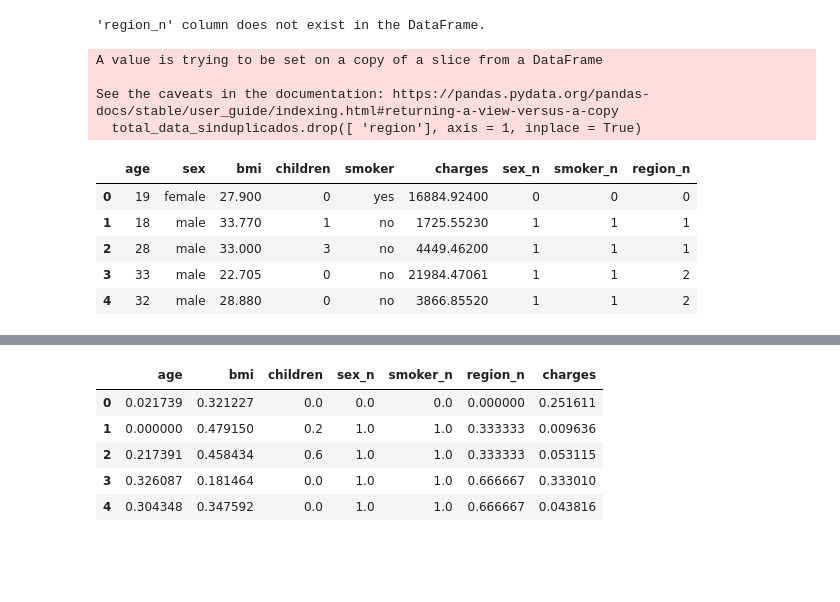
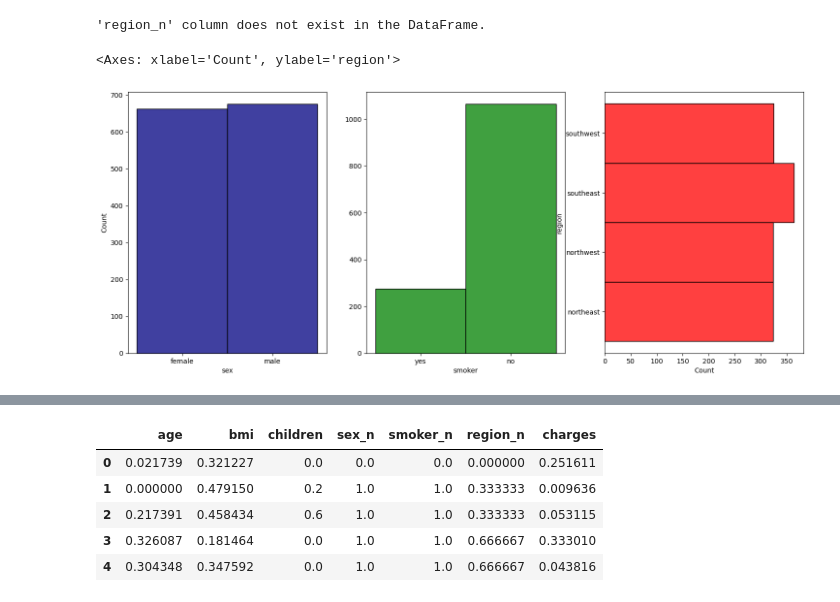
Before and after one commit to 4GeeksAcademy/Olga_K_lineal-regression, a Jupyter notebook: src/explore.ipynb, the cells around one changed output, grey strips where cells are left out. Saved outputs shown, nothing was run; the diff lists cells and outputs as text; code cells hidden in the pictures; blank space fills up the shorter version.

```diff
--- a/src/explore.ipynb
+++ b/src/explore.ipynb
@@ -189,18 +189,17 @@ else:
 # %% [output]
 'region_n' column does not exist in the DataFrame.
 # %%
-total_data_sinduplicados.drop([ 'region'], axis = 1, inplace = True)
-total_data_sinduplicados.head()
+#total_data_sinduplicados.drop([ 'region'], axis = 1, inplace = True)
+#total_data_sinduplicados.head()
-# %% [output]
-A value is trying to be set on a copy of a slice from a DataFrame
-
-See the caveats in the documentation: https://pandas.pydata.org/pandas-docs/stable/user_guide/indexing.html#returning-a-view-versus-a-copy
-  total_data_sinduplicados.drop([ 'region'], axis = 1, inplace = True)
-|  | age | sex | bmi | children | smoker | charges | sex_n | smoker_n | region_n |
-| 0 | 19 | female | 27.900 | 0 | yes | 16884.92400 | 0 | 0 | 0 |
-| 1 | 18 | male | 33.770 | 1 | no | 1725.55230 | 1 | 1 | 1 |
-| 2 | 28 | male | 33.000 | 3 | no | 4449.46200 | 1 | 1 | 1 |
-| 3 | 33 | male | 22.705 | 0 | no | 21984.47061 | 1 | 1 | 2 |
-| 4 | 32 | male | 28.880 | 0 | no | 3866.85520 | 1 | 1 | 2 |
 # %%
 total_data_sinduplicados.to_csv("../data/raw/total_data_sinduplicados.csv", index = False)
+# %%
+#Categorical
+fig, axis = plt.subplots(1, 3, figsize = (18, 7))
+
+sns.histplot(ax = axis[0], data = total_data_sinduplicados, x = "sex", color='navy')
+sns.histplot(ax = axis[1], data = total_data_sinduplicados, x = "smoker", color='green').set_ylabel(None)
+sns.histplot(ax = axis[2], data = total_data_sinduplicados, y = "region", color='red')
+# %% [output]
+<Axes: xlabel='Count', ylabel='region'>
+[figure, added]
```
Also changed, not shown: parts of 10 cells of this notebook, 3 other files.
